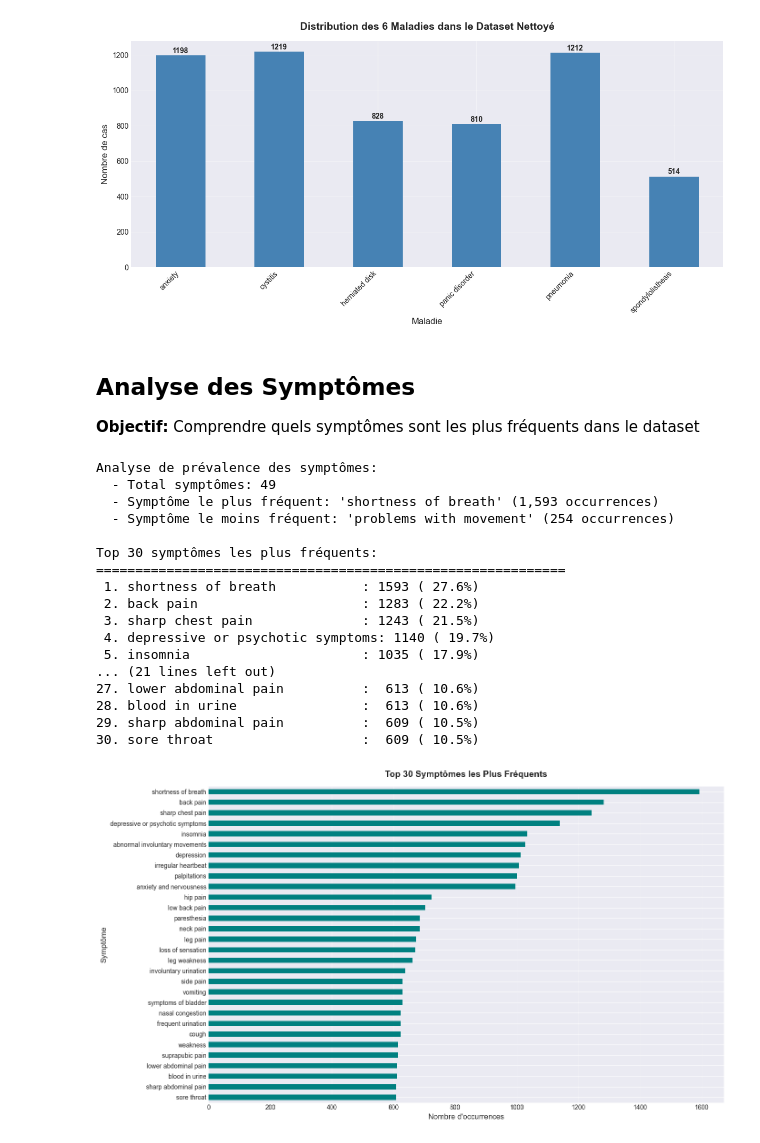
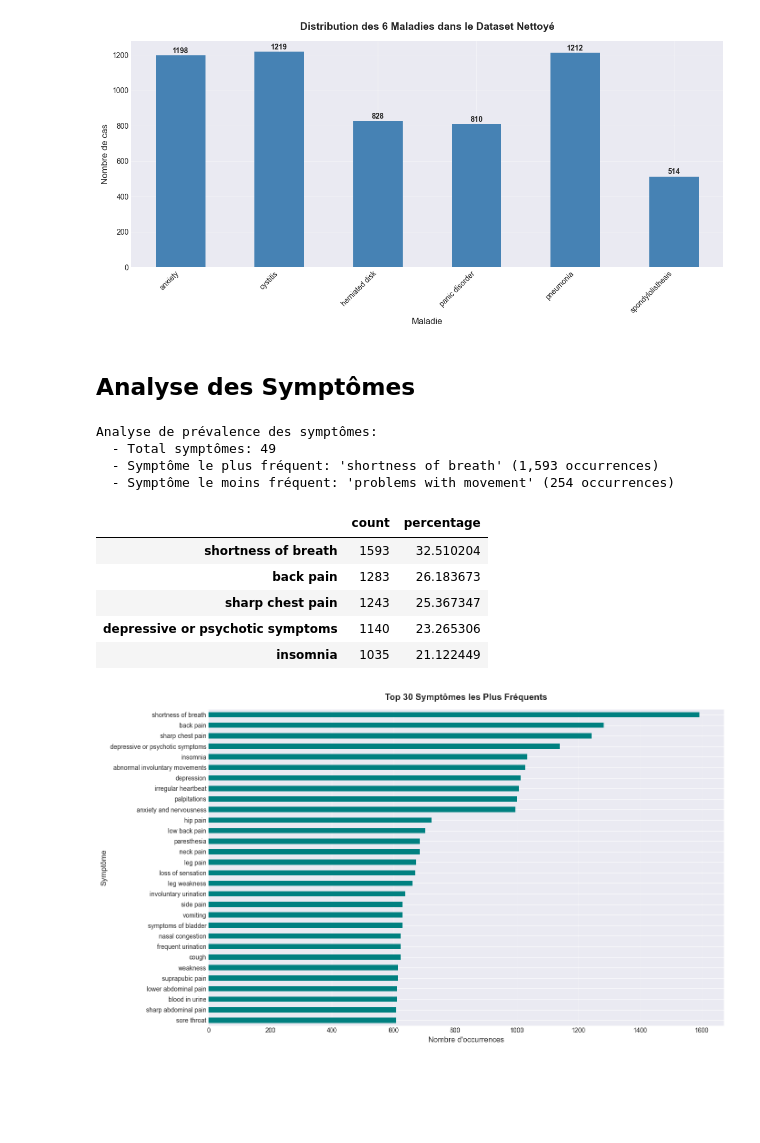
Before and after one commit to matrixise/alyra-ai-dl, a Jupyter notebook: notebooks/eda_cleaned_dataset.ipynb, the cells around one changed output. Saved outputs shown, nothing was run; the diff lists cells and outputs as text; code cells hidden in the pictures; blank space fills up the shorter version.

```diff
--- a/notebooks/eda_cleaned_dataset.ipynb
+++ b/notebooks/eda_cleaned_dataset.ipynb
@@ -252,40 +207,30 @@ plt.show()
 [figure]
 # %% [markdown]
 ## Analyse des Symptômes
-
-**Objectif:** Comprendre quels symptômes sont les plus fréquents dans le dataset
 # %%
 # Calculer la prévalence de chaque symptôme
-symptom_prevalence = df[symptom_cols].sum().sort_values(ascending=False)
+symptom_prevalence = df[symptom_cols].sum().sort_values(ascending=False)  # .rename('count')
 
 print("Analyse de prévalence des symptômes:")
 print(f"  - Total symptômes: {len(symptom_cols)}")
 print(f"  - Symptôme le plus fréquent: '{symptom_prevalence.index[0]}' ({symptom_prevalence.iloc[0]:,} occurrences)")
 print(f"  - Symptôme le moins fréquent: '{symptom_prevalence.index[-1]}' ({symptom_prevalence.iloc[-1]:,} occurrences)")
 
-print(f"\nTop {TOP_N_SYMPTOMS} symptômes les plus fréquents:")
-print("=" * 60)
-for i, (symptom, count) in enumerate(symptom_prevalence.head(TOP_N_SYMPTOMS).items(), 1):
-    percentage = (count / len(df)) * 100
-    print(f"{i:2d}. {symptom:30s}: {count:4d} ({percentage:5.1f}%)")
+symptom_distrib = pd.DataFrame()
+symptom_distrib["count"] = symptom_prevalence
+symptom_distrib["percentage"] = symptom_distrib["count"] / len(symptom_distrib)
+symptom_distrib.head(5)
 # %% [output]
 Analyse de prévalence des symptômes:
   - Total symptômes: 49
   - Symptôme le plus fréquent: 'shortness of breath' (1,593 occurrences)
   - Symptôme le moins fréquent: 'problems with movement' (254 occurrences)
-
-Top 30 symptômes les plus fréquents:
-============================================================
- 1. shortness of breath           : 1593 ( 27.6%)
- 2. back pain                     : 1283 ( 22.2%)
- 3. sharp chest pain              : 1243 ( 21.5%)
- 4. depressive or psychotic symptoms: 1140 ( 19.7%)
- 5. insomnia                      : 1035 ( 17.9%)
-... (21 lines left out)
-27. lower abdominal pain          :  613 ( 10.6%)
-28. blood in urine                :  613 ( 10.6%)
-29. sharp abdominal pain          :  609 ( 10.5%)
-30. sore throat                   :  609 ( 10.5%)
+|  | count | percentage |
+| shortness of breath | 1593 | 32.510204 |
+| back pain | 1283 | 26.183673 |
+| sharp chest pain | 1243 | 25.367347 |
+| depressive or psychotic symptoms | 1140 | 23.265306 |
+| insomnia | 1035 | 21.122449 |
 # %%
 # Visualisation des symptômes les plus fréquents
 fig, ax = plt.subplots(figsize=(14, 8))
```
Also changed, not shown: parts of 20 cells of this notebook.
